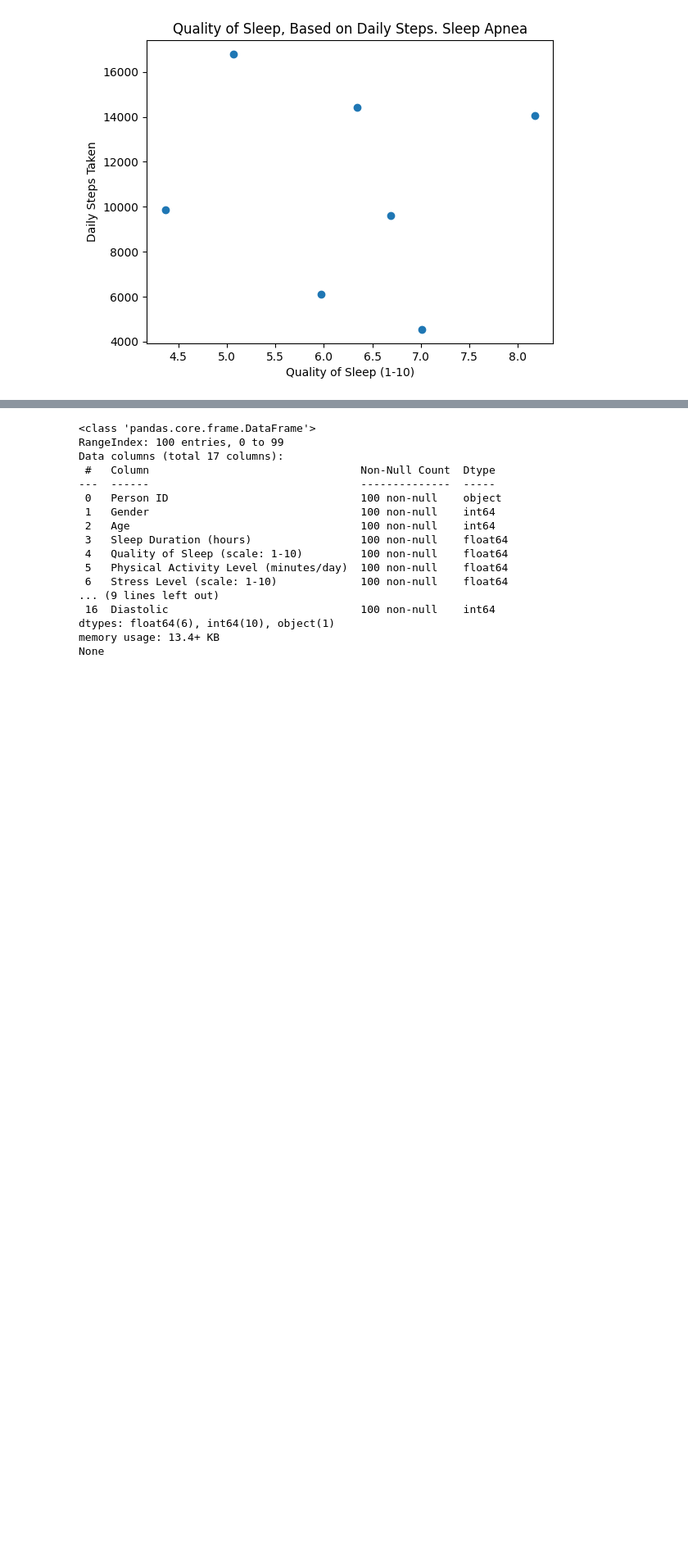
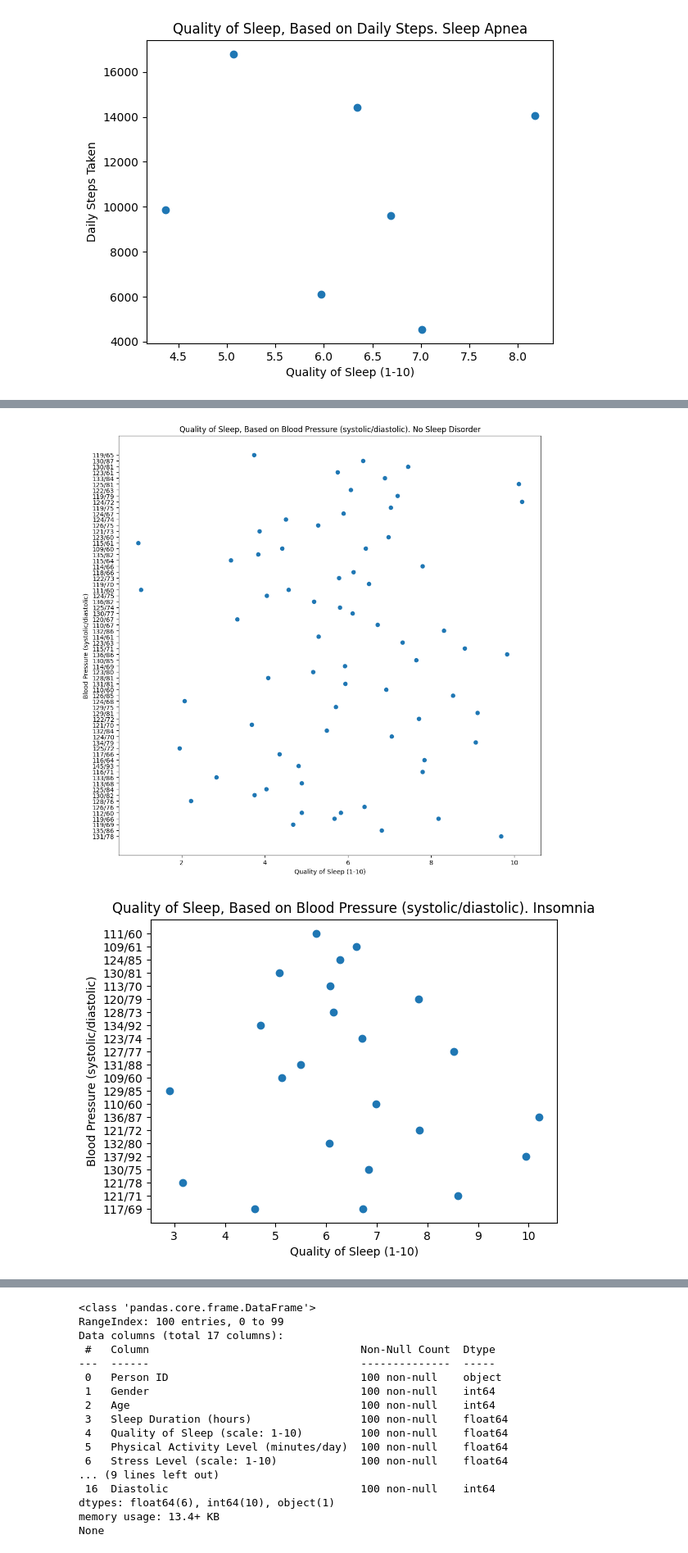
Before and after one commit to MikeyMorg/SemProjectTheSecond, a Jupyter notebook: src/SemProj.ipynb, the cells around one changed output, grey strips where cells are left out. Shown at 82% size. Cells and saved outputs as stored; diff of their text form; code cells hidden in the pictures; blank space fills up the shorter version.

```diff
--- a/src/SemProj.ipynb
+++ b/src/SemProj.ipynb
@@ -402,0 +433,29 @@ plt.show()
+# %%
+plt.figure(figsize=(12,12))
+plt.title("Quality of Sleep, Based on Blood Pressure (systolic/diastolic). No Sleep Disorder")
+plt.scatter(no_dis['Quality of Sleep (scale: 1-10)'], no_dis['Blood Pressure (systolic/diastolic)'])
+plt.xlabel("Quality of Sleep (1-10)")
+plt.ylabel("Blood Pressure (systolic/diastolic)")
+plt.show()
+
+plt.figure()
+plt.title("Quality of Sleep, Based on Blood Pressure (systolic/diastolic). Insomnia")
+plt.scatter(insomnia['Quality of Sleep (scale: 1-10)'], insomnia['Blood Pressure (systolic/diastolic)'])
+plt.xlabel("Quality of Sleep (1-10)")
+plt.ylabel("Blood Pressure (systolic/diastolic)")
+plt.show()
+
+plt.figure()
+plt.title("Quality of Sleep, Based on Blood Pressure (systolic/diastolic). Sleep Apnea")
+plt.scatter(apnea['Quality of Sleep (scale: 1-10)'], apnea['Blood Pressure (systolic/diastolic)'])
+plt.xlabel("Quality of Sleep (1-10)")
+plt.ylabel("Blood Pressure (systolic/diastolic)")
+plt.show()
+
+#individuals with no sleep disorder have no obvious correlation between blood pressure and sleep quality. Points seem to be scattered across the entire sleep quality values regardless of blood pressure.
+#Individuals with insomia have a smaller sample with no clear pattern to the values. the scatterplot seems random. One observation is that even with elevated blood pressure readings while some with normal readings report poor sleep.
+#The graph of individuals with sleep apnea has a low sample size making it difficult to get valuable information
+#
+# %% [output]
+[figure, added]
+[figure, added]
```
Also changed, not shown: parts of 5 cells of this notebook.
